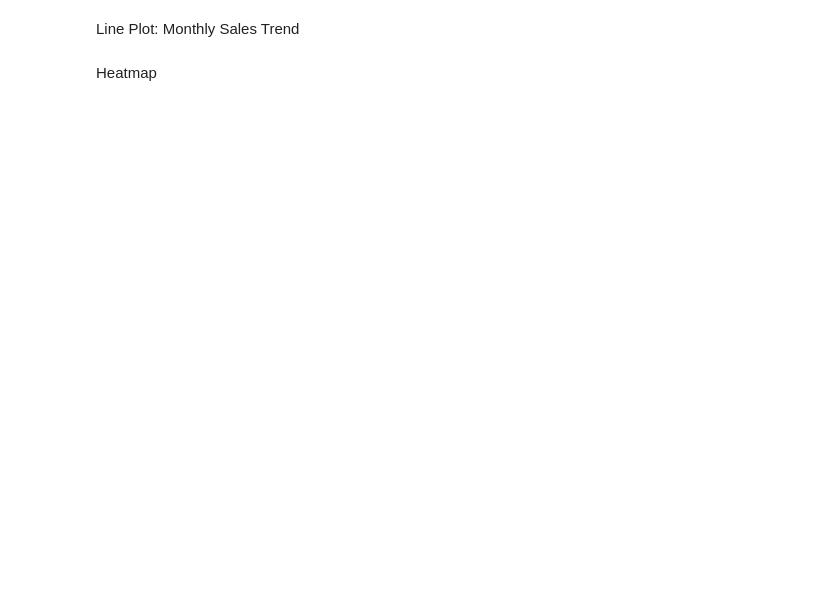
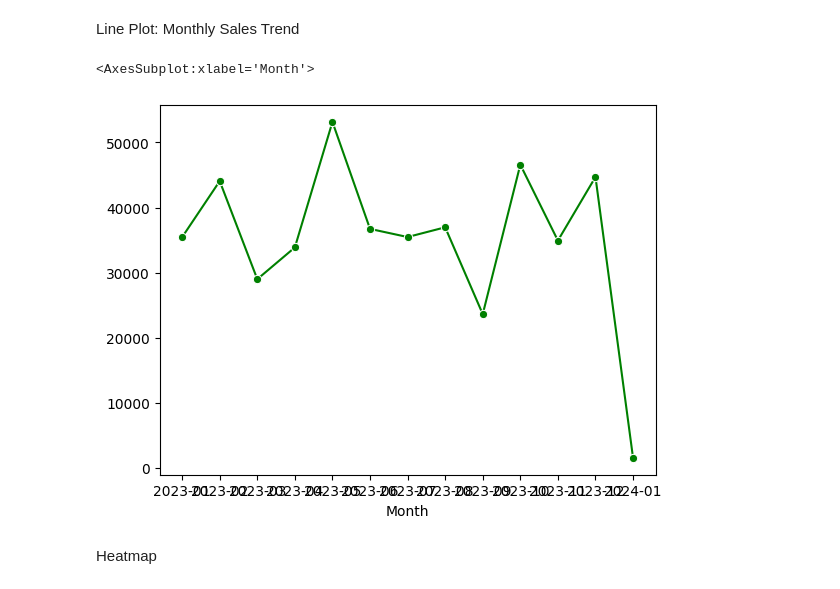
Before and after one commit to footroot/C12-Lecture-Backpack, a Jupyter notebook: Data Science (DS)/Week08/TaskWalkthrough2/Code/sales.ipynb, the cells around one changed output. Cells and saved outputs as stored; diff of their text form; code cells hidden in the pictures; blank space fills up the shorter version.

```diff
--- a/Data Science (DS)/Week08/TaskWalkthrough2/Code/sales.ipynb
+++ b/Data Science (DS)/Week08/TaskWalkthrough2/Code/sales.ipynb
@@ -35,4 +125,12 @@ Box Plot: Spending by Age
 # %% [markdown]
 Line Plot: Monthly Sales Trend
+# %%
+sales_df["Month"] = sales_df["Date"].dt.strftime('%Y-%m')
+monthly_sales=sales_df.groupby("Month")["Total Amount"].sum()
+
+sns.lineplot(x=monthly_sales.index, y=monthly_sales.values, marker="o", color="green")
+# %% [output]
+<AxesSubplot:xlabel='Month'>
+[figure, added]
 # %% [markdown]
 Heatmap
```
Also changed, not shown: parts of 11 cells of this notebook.
